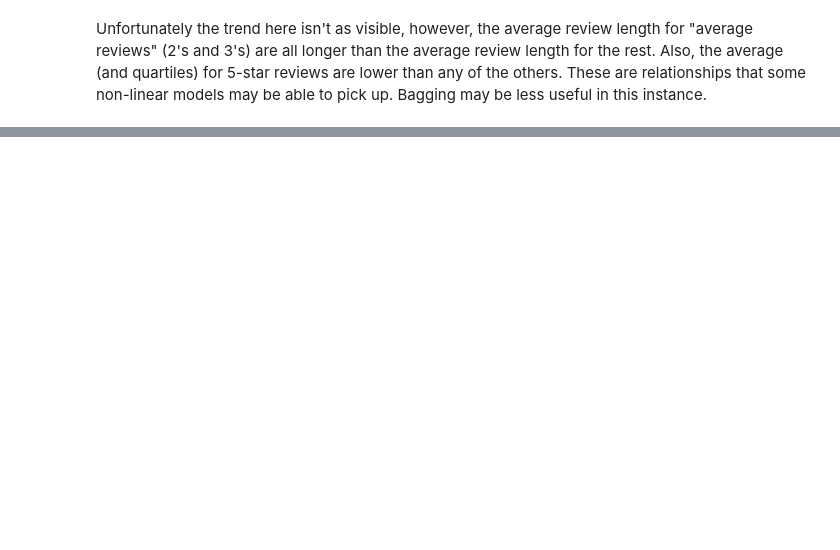
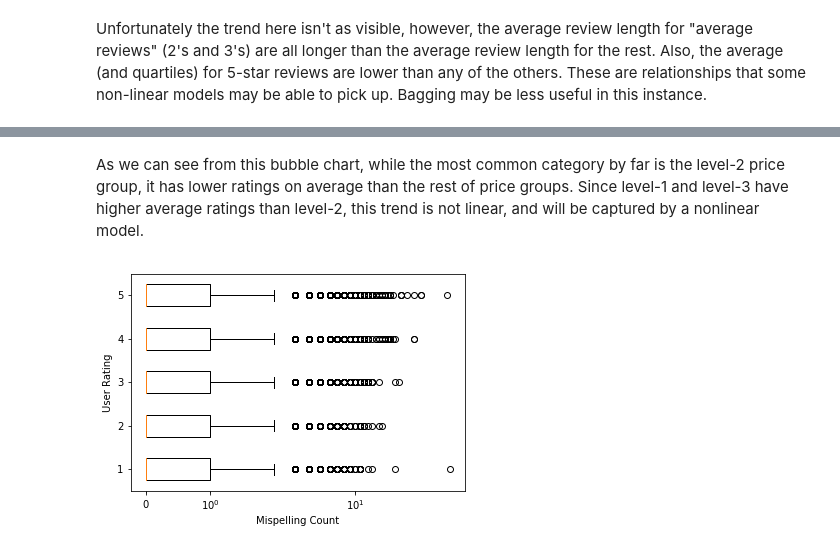
Before and after one commit to zacwentzell/BIA660D_Group_1_Project, a Jupyter notebook: prediction/features.ipynb, the cells around one changed output, grey strips where cells are left out. Cells and saved outputs as stored; diff of their text form; code cells hidden in the pictures; blank space fills up the shorter version.

```diff
--- a/prediction/features.ipynb
+++ b/prediction/features.ipynb
@@ -58,0 +86,22 @@ Unfortunately the trend here isn't as visible, however, the average review lengt
+# %% [markdown]
+As we can see from this bubble chart, while the most common category by far is the level-2 price group, it has lower ratings on average than the rest of price groups. Since level-1 and level-3 have higher average ratings than level-2, this trend is not linear, and will be captured by a nonlinear model.
+# %%
+mispelling_to_ratings = data[['mispelling_count', 'user_rating']]
+# plt.scatter(mispelling_to_ratings['mispelling_count'], mispelling_to_ratings['user_rating'])
+#
+# plt.scatter(data['review_len'], data['user_rating'])
+w_one = list(mispelling_to_ratings['mispelling_count'][np.where(mispelling_to_ratings['user_rating']==1)[0]])
+w_two = list(mispelling_to_ratings['mispelling_count'][np.where(mispelling_to_ratings['user_rating']==2)[0]])
+w_three = list(mispelling_to_ratings['mispelling_count'][np.where(mispelling_to_ratings['user_rating']==3)[0]])
+w_four = list(mispelling_to_ratings['mispelling_count'][np.where(mispelling_to_ratings['user_rating']==4)[0]])
+w_five = list(mispelling_to_ratings['mispelling_count'][np.where(mispelling_to_ratings['user_rating']==5)[0]])
+all_five = [w_one, w_two, w_three, w_four, w_five]
+ax = plt.subplot()
+plt.boxplot(all_five, vert=False)
+plt.xlabel("Mispelling Count")
+plt.ylabel("User Rating")
+#
+ax.set_xscale('symlog', nonposx='clip')
+plt.show()
+# %% [output]
+[figure, added]
```
Also changed, not shown: parts of 5 cells of this notebook.
